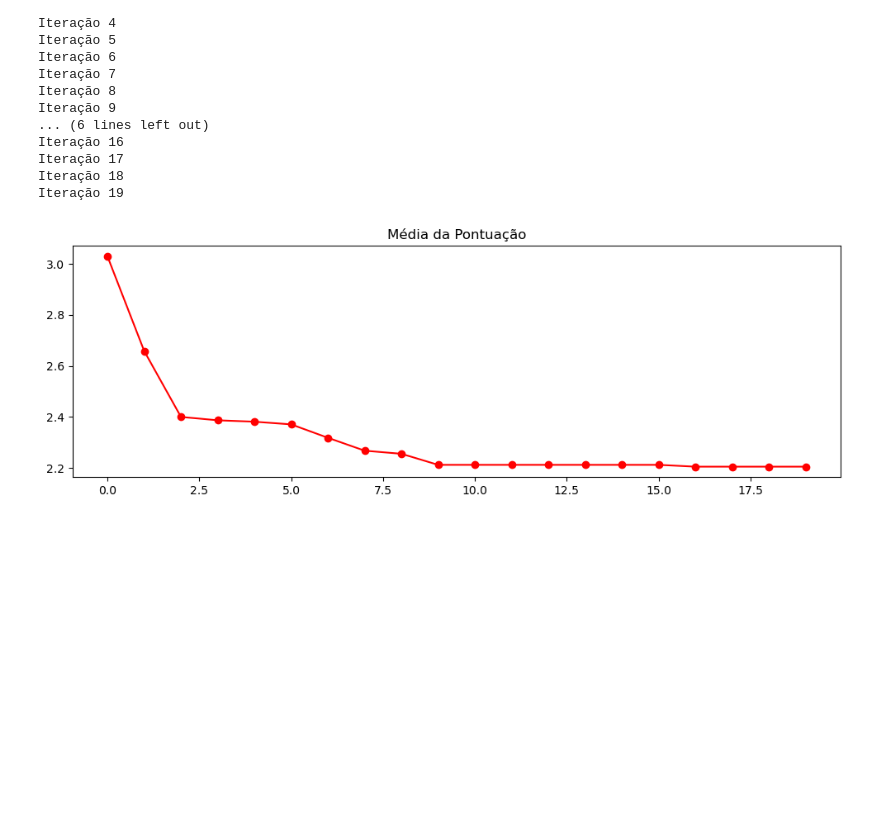
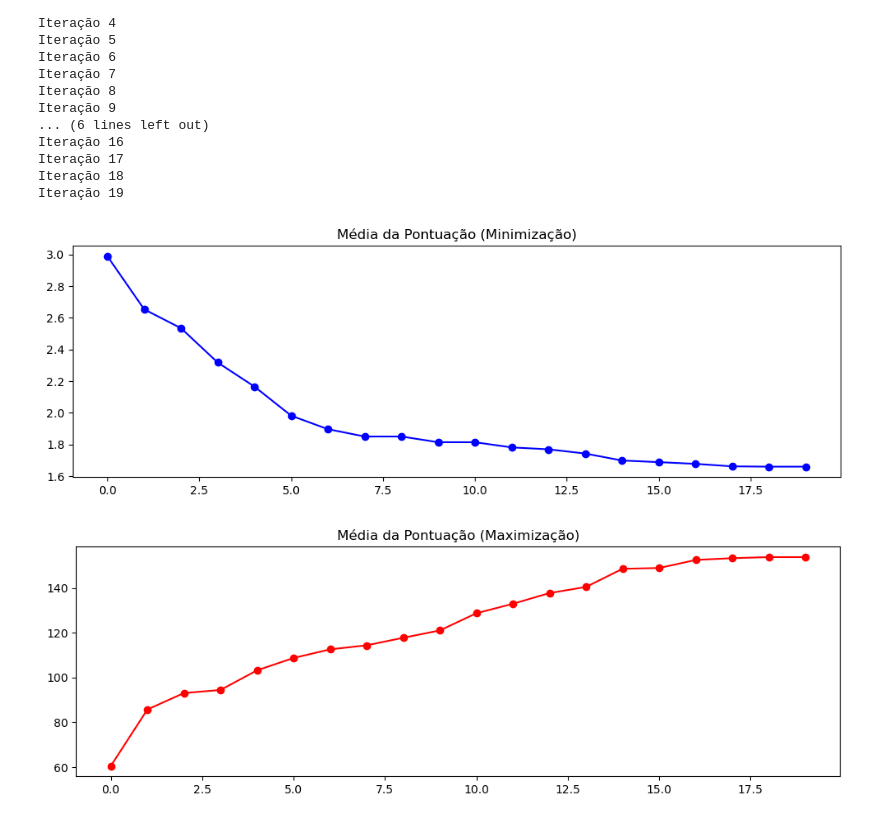
Before and after one commit to labs-inatel/Laboratorio_C210, a Jupyter notebook: aula09-PSO/Aula10_PSO_NearestNeighbor_implementacao.ipynb, the cells around one changed output. Cells and saved outputs as stored; diff of their text form; code cells hidden in the pictures; blank space fills up the shorter version.

```diff
--- a/aula09-PSO/Aula10_PSO_NearestNeighbor_implementacao.ipynb
+++ b/aula09-PSO/Aula10_PSO_NearestNeighbor_implementacao.ipynb
@@ -99,9 +110,16 @@ class Swarm:
 
 
     # Percorre todas as partículas e chama as funções para encontrar a partícula mais próxima e ajustar a nova velocidade
-    def swarm_closest(self):
+    def swarm_closest_min(self):
         for p in self.particles:
-            p.find_closest(self.particles) # Encontra a partícula mais próxima para cada partícula
+            p.find_closest_min(self.particles) # Encontra a partícula mais próxima para cada partícula
+            p.adjust_velocity() # Ajusta a nova velocidade com base na partícula mais próxima
+
+
+     # Percorre todas as partículas e chama as funções para encontrar a partícula mais próxima e ajustar a nova velocidade
+    def swarm_closest_max(self):
+        for p in self.particles:
+            p.find_closest_max(self.particles) # Encontra a partícula mais próxima para cada partícula
             p.adjust_velocity() # Ajusta a nova velocidade com base na partícula mais próxima
 
 
@@ -125,9 +143,14 @@ class Swarm:
             p.update_position()
 
     # Calcula a pontuação média do enxame com base na distância mínima de cada partícula
-    def swarm_mean_score(self):
+    def swarm_mean_score_min(self):
         scores = [p.min_dist for p in self.particles] # Coleta a menor distância de cada partícula e coloca em uma lista
         return (sum(scores) / len(scores)) # Retorna a média das distâncias mínimas
+
+     # Calcula a pontuação média do enxame com base na distância máxima de cada partícula
+    def swarm_mean_score_max(self):
+        scores = [p.max_dist for p in self.particles] # Coleta a maior distância de cada partícula e coloca em uma lista
+        return (sum(scores) / len(scores)) # Retorna a média das distâncias máxima
 # %% [markdown]
 ### Principal
 # %%
@@ -141,7 +164,8 @@ BOUNDS = [(-30, 30), (-30, 30)]
 
 if __name__ == "__main__":
     PlotUtils.start_plot()
-    score_historic = []
+    score_historic_min = []
+    score_historic_max = []
 
     print("Iniciando ...")
 
@@ -159,7 +183,8 @@ if __name__ == "__main__":
         print(f"Iteração {i}")
 
         # Atualizando os vizinhos mais próximos e ajustando velocidades
-        swarm.swarm_closest()
+        swarm.swarm_closest_min()
+        swarm.swarm_closest_max()
         swarm.swarm_update_velocities()
 
         # Aplicando "craziness" de acordo com a probabilidade definida
@@ -169,7 +194,8 @@ if __name__ == "__main__":
         swarm.swarm_update_positions()
 
         # Armazenando a pontuação média da iteração
-        score_historic.append(swarm.swarm_mean_score())
+        score_historic_min.append(swarm.swarm_mean_score_min())
+        score_historic_max.append(swarm.swarm_mean_score_max())
 
         for p in swarm.particles:
             PlotUtils.plot_particle(p)
@@ -199,10 +225,17 @@ Iteração 19
 # %%
 import matplotlib.pyplot as plt
 
 plt.figure(figsize = (12,8))
+plt.subplot(2, 1, 1)
+plt.title("Média da Pontuação (Minimização)")
+plt.plot(score_historic_min, marker = 'o', color = 'blue')
+plt.show()
+
+plt.figure(figsize = (12,8))
 plt.subplot(2, 1, 2)
-plt.title("Média da Pontuação")
-plt.plot(score_historic, marker = 'o', color = 'red')
+plt.title("Média da Pontuação (Maximização)")
+plt.plot(score_historic_max, marker = 'o', color = 'red')
 plt.show()
 # %% [output]
-[figure, old version]
+[figure, new version]
+[figure, added]
```
Also changed, not shown: parts of 1 cell of this notebook, 5 other files.
